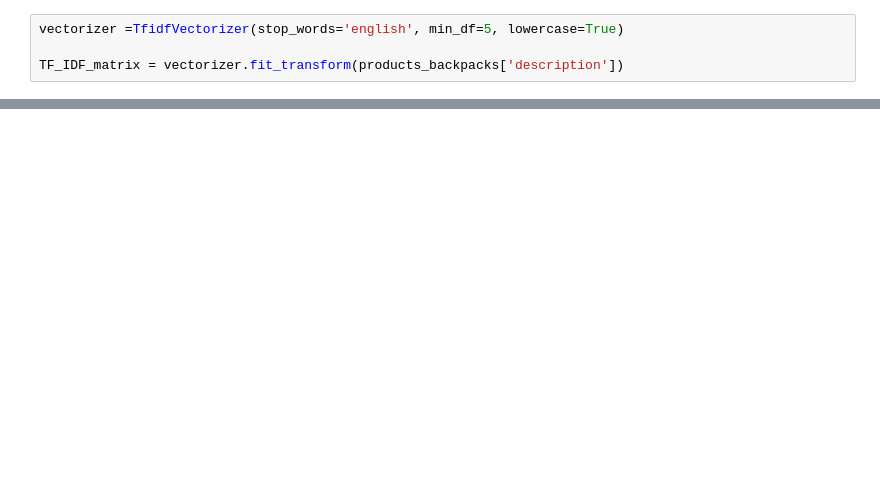
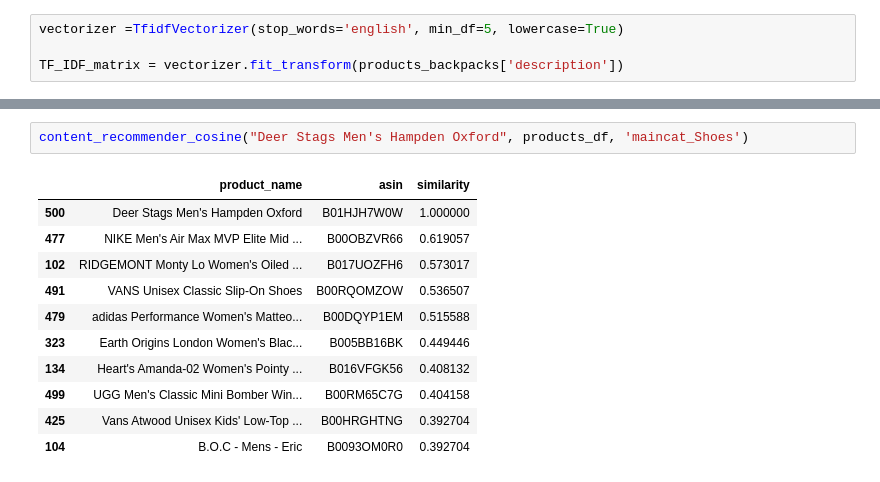
Before and after one commit to mkelsayed/ClothingRecommendationSystem, a Jupyter notebook: content_rec.ipynb, the cells around one changed output, grey strips where cells are left out. Saved outputs shown, nothing was run; the diff lists cells and outputs as text; blank space fills up the shorter version.

Commit message:
completed content_rec

```diff
--- a/content_rec.ipynb
+++ b/content_rec.ipynb
@@ -246,0 +212,14 @@ content_recommender_cosine('Japan Anello Backpack Unisex PINK BEIGE LARGE PU LEA
+# %%
+content_recommender_cosine("Deer Stags Men's Hampden Oxford", products_df, 'maincat_Shoes')
+# %% [output]
+|  | product_name | asin | similarity |
+| 500 | Deer Stags Men's Hampden Oxford | B01HJH7W0W | 1.000000 |
+| 477 | NIKE Men's Air Max MVP Elite Mid ... | B00OBZVR66 | 0.619057 |
+| 102 | RIDGEMONT Monty Lo Women's Oiled ... | B017UOZFH6 | 0.573017 |
+| 491 | VANS Unisex Classic Slip-On Shoes | B00RQOMZOW | 0.536507 |
+| 479 | adidas Performance Women's Matteo... | B00DQYP1EM | 0.515588 |
+| 323 | Earth Origins London Women's Blac... | B005BB16BK | 0.449446 |
+| 134 | Heart's Amanda-02 Women's Pointy ... | B016VFGK56 | 0.408132 |
+| 499 | UGG Men's Classic Mini Bomber Win... | B00RM65C7G | 0.404158 |
+| 425 | Vans Atwood Unisex Kids' Low-Top ... | B00HRGHTNG | 0.392704 |
+| 104 | B.O.C - Mens - Eric | B0093OM0R0 | 0.392704 |
```
Also changed, not shown: parts of 42 cells of this notebook.
